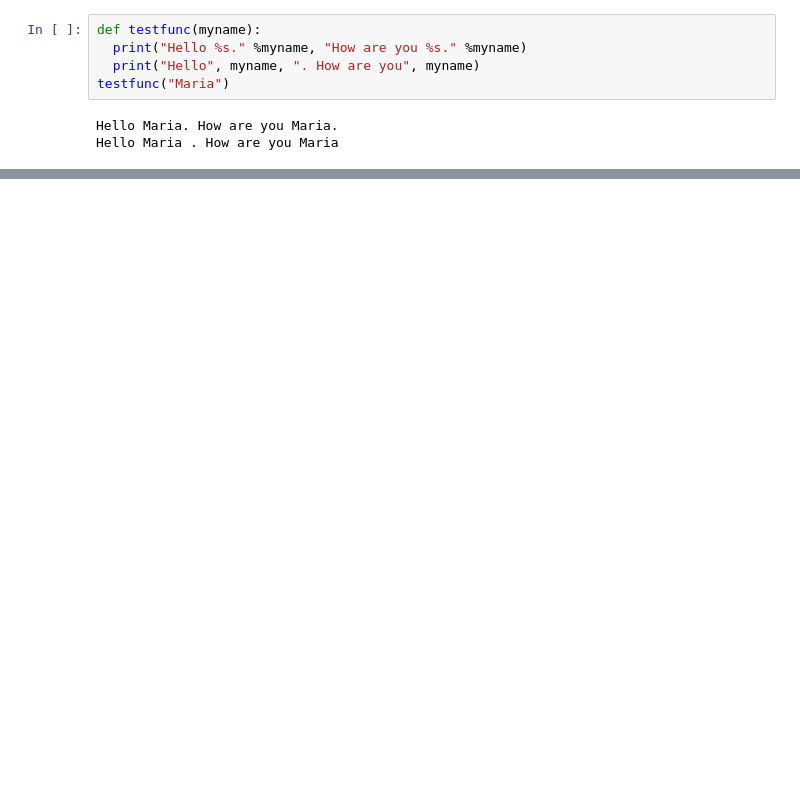
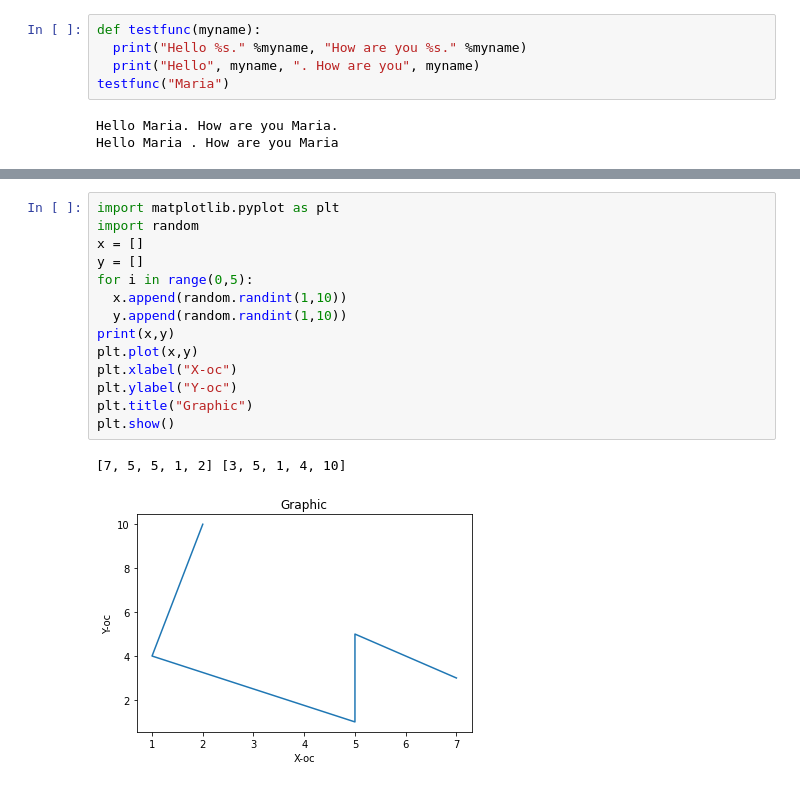
Before and after one commit to mases777/Python-Projects, a Jupyter notebook: First01.ipynb, the cells around one changed output, grey strips where cells are left out. Cells and saved outputs as stored; diff of their text form; blank space fills up the shorter version.

```diff
--- a/First01.ipynb
+++ b/First01.ipynb
@@ -316,0 +338,17 @@ Hello Maria . How are you Maria
+# %%
+import matplotlib.pyplot as plt
+import random
+x = []
+y = []
+for i in range(0,5):
+  x.append(random.randint(1,10))
+  y.append(random.randint(1,10))
+print(x,y)
+plt.plot(x,y)
+plt.xlabel("X-oc")
+plt.ylabel("Y-oc")
+plt.title("Graphic")
+plt.show()
+# %% [output]
+[7, 5, 5, 1, 2] [3, 5, 1, 4, 10]
+[figure, added]
```
Also changed, not shown: parts of 3 cells of this notebook.
